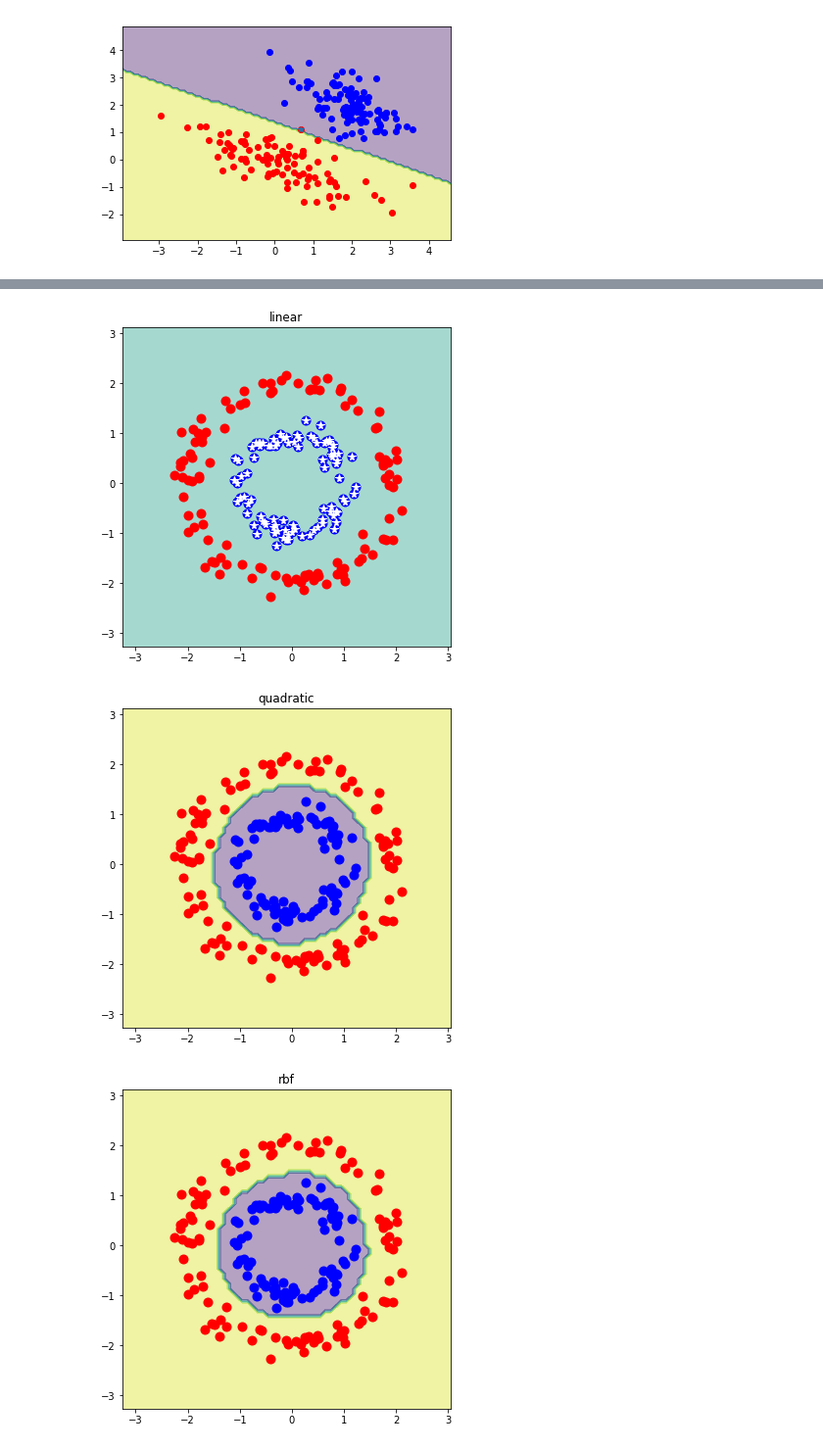
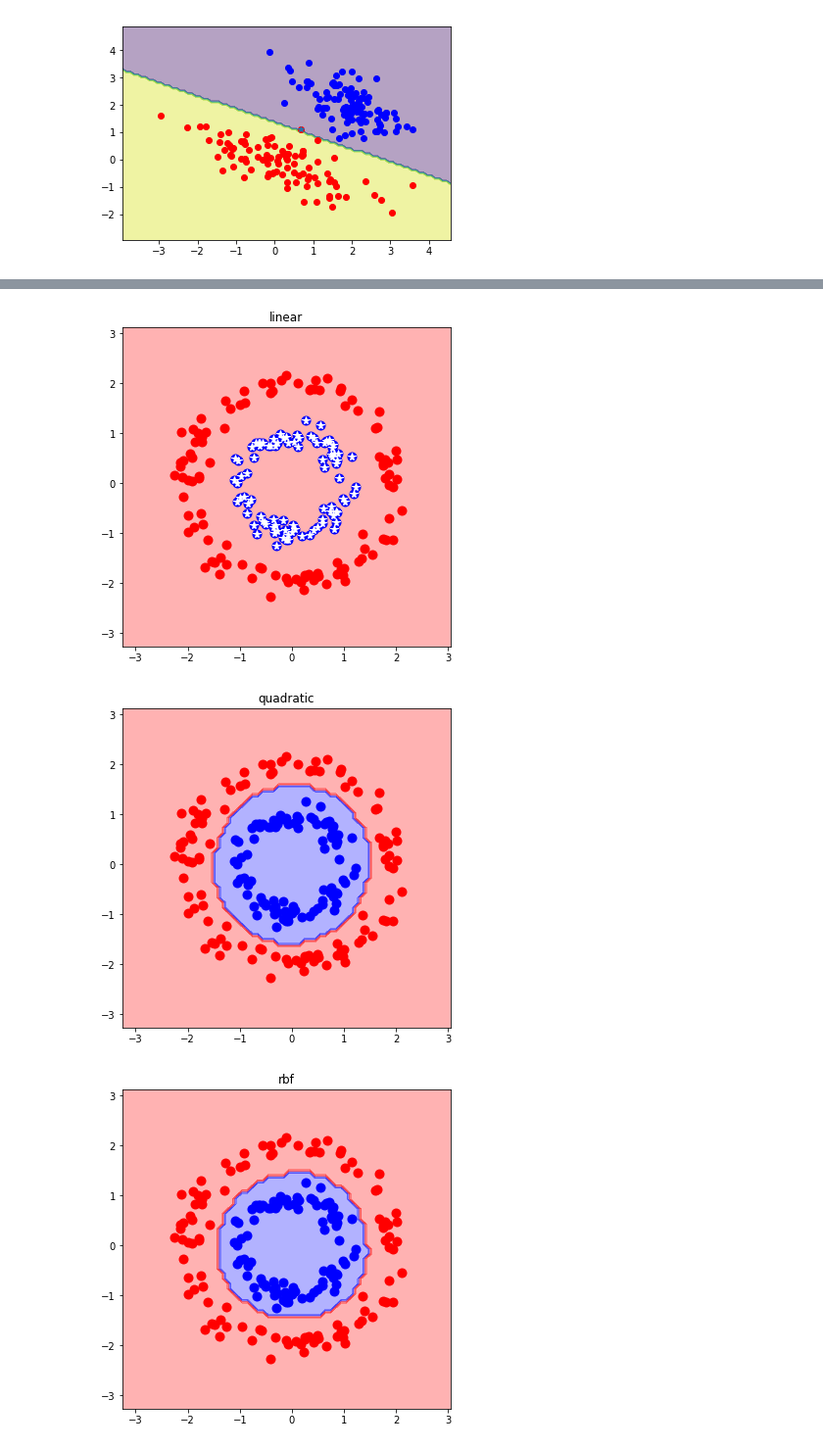
Before and after one commit to atonderski/tda231-ml-course, a Jupyter notebook: hw4.ipynb, the cells around one changed output, grey strips where cells are left out. Shown at 98% size. Cells and saved outputs as stored; diff of their text form; code cells hidden in the pictures.

Commit message:
Some tweaks and prettier plots

```diff
--- a/hw4.ipynb
+++ b/hw4.ipynb
@@ -192,41 +202,44 @@ b. Plot the decision surfaces for the Quadratic and RBF kernel seperately.
 # %%
 import numpy as np
 import matplotlib.pyplot as plt
+from matplotlib.colors import from_levels_and_colors
 from sklearn.svm import SVC
 
 data = np.loadtxt('d2.txt')
 X = data[:,:2]
 Y = data[:,-1]
 
 clf_names = ('linear', 'quadratic', 'rbf')
 clfs = [SVC(kernel='linear'), SVC(kernel='poly', degree=2), SVC(kernel='rbf')]
 [clf.fit(X, Y) for clf in clfs]
 
 red_X = X[Y==1]
 blue_X = X[Y==-1]
 
+cmap, norm = from_levels_and_colors([-1,0,1], ['b', 'r'])
+
 for (i, clf_name) in enumerate(clf_names):
     clf = clfs[i]
     plt.figure(figsize=(6,6))
 
-    preds = clf.predict(X)
-    mistakes = X[preds!=Y]
-
     plt.plot(red_X[:,0], red_X[:,1], 'ro', mew=2, ms=8)
     plt.plot(blue_X[:,0], blue_X[:,1], 'bo', mew=2, ms=8)
 
-    plt.plot(mistakes[:,0], mistakes[:,1], 'w*', alpha=1, ms=8)
+    preds = clf.predict(X)
+    mistakes = X[preds!=Y]
+    plt.plot(mistakes[:,0], mistakes[:,1], 'w*', ms=8)
 
+    # Plot contours
     x_min, x_max = X[:, 0].min() - 1, X[:, 0].max() + 1
     y_min, y_max = X[:, 1].min() - 1, X[:, 1].max() + 1
     xx, yy = np.meshgrid(np.arange(x_min, x_max, 0.1),
                          np.arange(y_min, y_max, 0.1))
     Z = clf.predict(np.c_[xx.ravel(), yy.ravel()])
     Z = Z.reshape(xx.shape)
+    plt.contourf(xx, yy, Z, alpha=0.3, cmap=cmap, norm=norm)
 
-    plt.contourf(xx, yy, Z, alpha=0.4)
     plt.title(clf_name)
 # %% [output]
-[figure, old version]
+[figure, new version]
-[figure, old version]
+[figure, new version]
-[figure, old version]
+[figure, new version]
```
Also changed, not shown: parts of 1 cell of this notebook.
